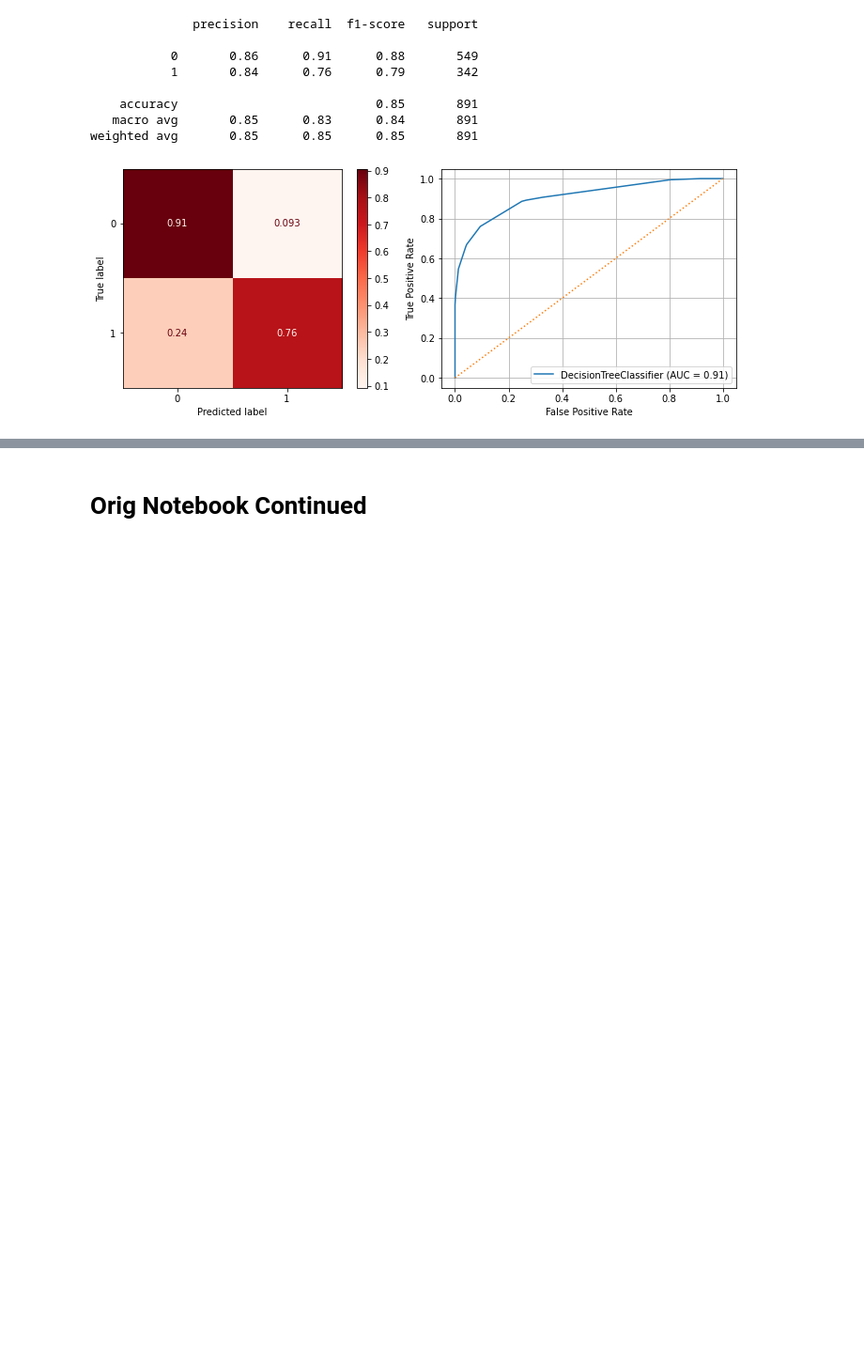
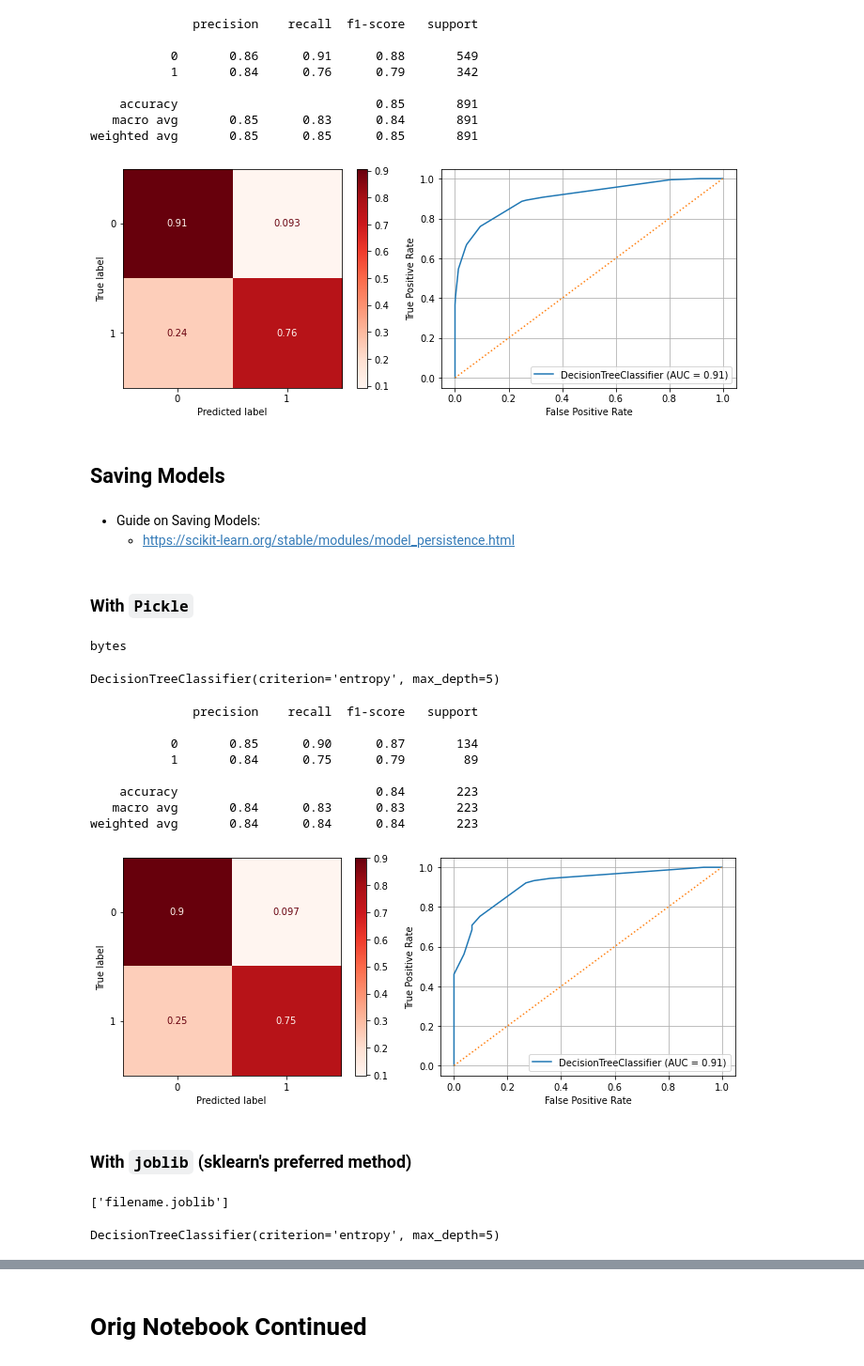
Before and after one commit to flatiron-school/Online-DS-FT-022221-Cohort-Notes, a Jupyter notebook: Phase_3/scratch_notebooks/topic_29_decision_trees_v2_titanic-SCRATCH.ipynb, the cells around one changed output, grey strips where cells are left out. Shown at 94% size. Drawn from its saved outputs; the diff is of its cells as text; code cells hidden in the pictures; blank space fills up the shorter version.

Commit message:
Added info on saving models to topic 29 scratch

```diff
--- a/Phase_3/scratch_notebooks/topic_29_decision_trees_v2_titanic-SCRATCH.ipynb
+++ b/Phase_3/scratch_notebooks/topic_29_decision_trees_v2_titanic-SCRATCH.ipynb
@@ -604,3 +604,45 @@ evaluate_classification(clf, X_tf,y)
    macro avg       0.85      0.83      0.84       891
 weighted avg       0.85      0.85      0.85       891
 [figure]
+# %% [markdown]
+## Saving Models
+# %% [markdown]
+- Guide on Saving Models:
+    - https://scikit-learn.org/stable/modules/model_persistence.html
+# %% [markdown]
+### With `Pickle`
+# %%
+import pickle
+s = pickle.dumps(clf)
+type(s)
+# %% [output]
+bytes
+# %%
+loaded_s = pickle.loads(s)
+loaded_s
+# %% [output]
+DecisionTreeClassifier(criterion='entropy', max_depth=5)
+# %%
+evaluate_classification(loaded_s,X_test_df,y_test)
+# %% [output]
+              precision    recall  f1-score   support
+
+           0       0.85      0.90      0.87       134
+           1       0.84      0.75      0.79        89
+
+    accuracy                           0.84       223
+   macro avg       0.84      0.83      0.83       223
+weighted avg       0.84      0.84      0.84       223
+[figure, added]
+# %% [markdown]
+### With `joblib` (sklearn's preferred method)
+# %%
+import joblib
+joblib.dump(clf, 'filename.joblib')
+# %% [output]
+['filename.joblib']
+# %%
+clf_jb = joblib.load('filename.joblib')
+clf_jb
+# %% [output]
+DecisionTreeClassifier(criterion='entropy', max_depth=5)
```
Also changed, not shown: parts of 1 cell of this notebook, 1 other file.
